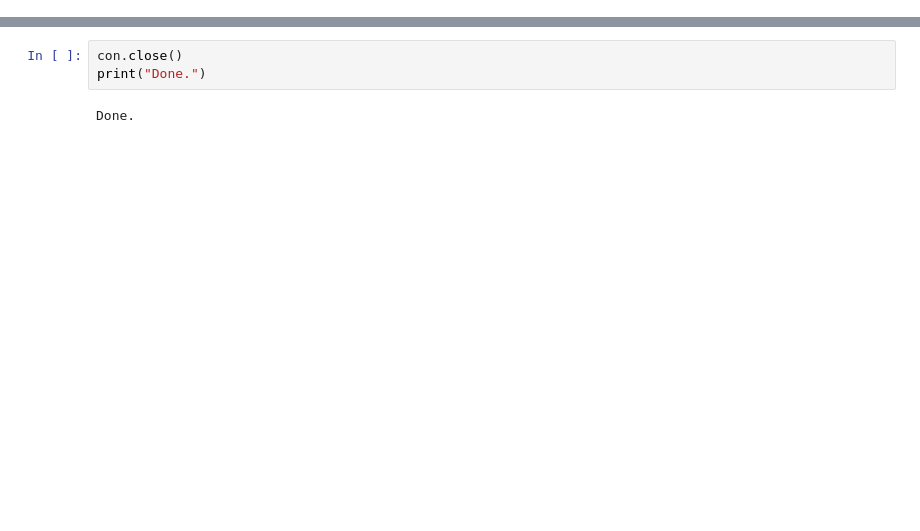
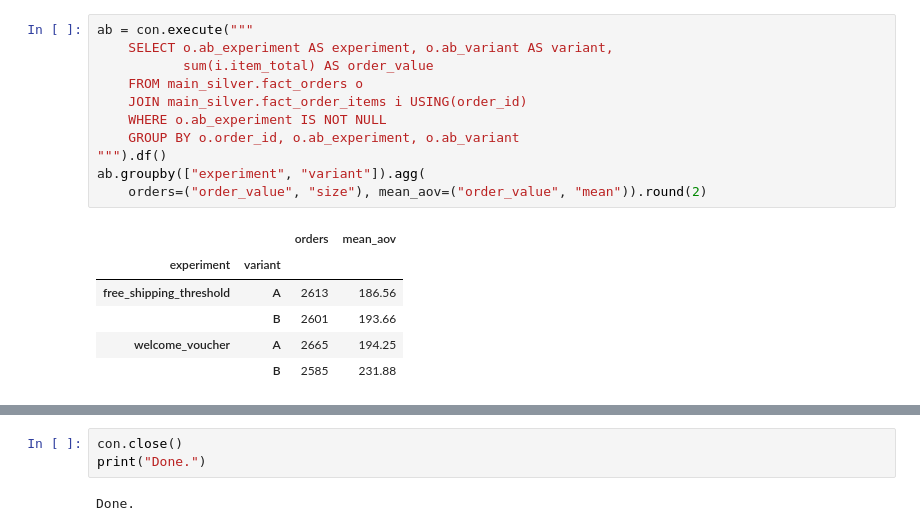
Before and after one commit to laihoangson/e-commerce, a Jupyter notebook: ml/notebooks/01_ml_overview.ipynb, the cells around one changed output, grey strips where cells are left out. Saved outputs shown, nothing was run; the diff lists cells and outputs as text; blank space fills up the shorter version.

```diff
--- a/ml/notebooks/01_ml_overview.ipynb
+++ b/ml/notebooks/01_ml_overview.ipynb
@@ -571,0 +329,18 @@ the documented reasoning behind those choices.
+# %%
+ab = con.execute("""
+    SELECT o.ab_experiment AS experiment, o.ab_variant AS variant,
+           sum(i.item_total) AS order_value
+    FROM main_silver.fact_orders o
+    JOIN main_silver.fact_order_items i USING(order_id)
+    WHERE o.ab_experiment IS NOT NULL
+    GROUP BY o.order_id, o.ab_experiment, o.ab_variant
+""").df()
+ab.groupby(["experiment", "variant"]).agg(
+    orders=("order_value", "size"), mean_aov=("order_value", "mean")).round(2)
+# %% [output]
+|  |  | orders | mean_aov |
+| experiment | variant |  |  |
+| free_shipping_threshold | A | 2613 | 186.56 |
+|  | B | 2601 | 193.66 |
+| welcome_voucher | A | 2665 | 194.25 |
+|  | B | 2585 | 231.88 |
```
Also changed, not shown: parts of 65 cells of this notebook, 8 other files.
